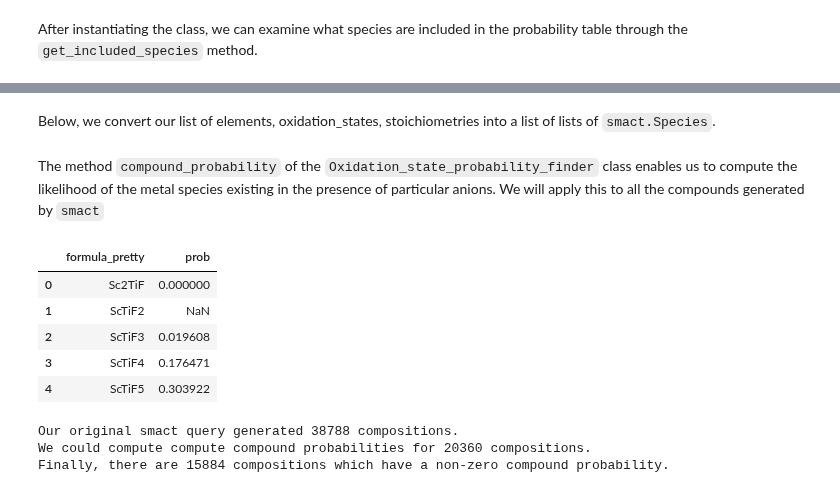
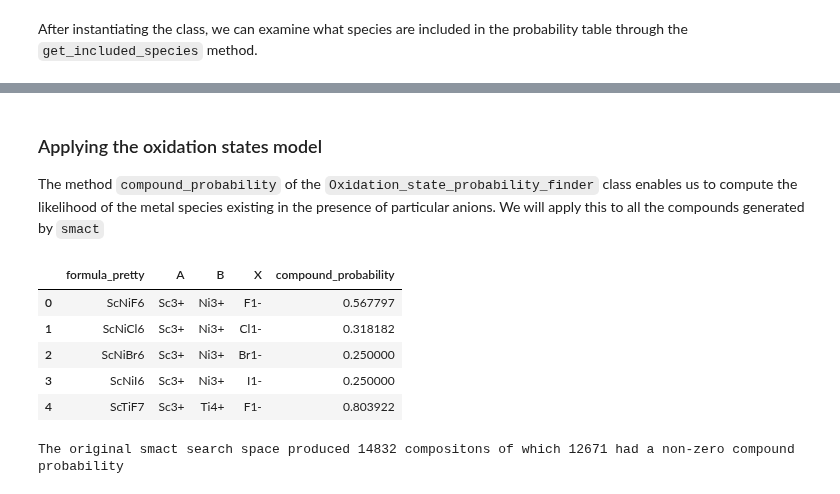
Before and after one commit to WMD-group/SMACT, a Jupyter notebook: examples/Oxidation_states/oxidation_states.ipynb, the cells around one changed output, grey strips where cells are left out. Cells and saved outputs as stored; diff of their text form; code cells hidden in the pictures.

```diff
--- a/examples/Oxidation_states/oxidation_states.ipynb
+++ b/examples/Oxidation_states/oxidation_states.ipynb
@@ -69,11 +123,22 @@ def smact_filter(els):
     return all_compounds
 # %%
+# Use multiprocess to speed up the generation of the combinations
 with multiprocess.Pool(3) as p:
-    result = p.map(smact_filter, d_block_combos)
+    result = p.map(smact_filter, d_block_species_combos)
 
 flat_list = [item for sublist in result for item in sublist]
+
+# Here we grab the species string for each composition generated by smact
+list_of_species = [species[3] for species in flat_list]
+A_species = [
+    f'{species[0].symbol}{species[0].oxidation}+' for species in list_of_species]
+B_species = [
+    f'{species[1].symbol}{species[1].oxidation}+' for species in list_of_species]
+X_species = [f'{species[2].symbol}1-' for species in list_of_species]
+
+# Print out the first few entries from our search space
 print("Number of compositions: {0}".format(len(flat_list)))
 print('Each list entry looks like this:\n  elements, oxidation states, stoichiometries')
 for i in flat_list[:5]:
-    print(i)
+    print(i[0], i[1], i[2])
 # %% [output]
@@ -113,50 +182,35 @@ ScTiF5
-# %% [markdown]
-Below, we convert our list of elements, oxidation_states, stoichiometries into a list of lists of `smact.Species`.
-# %%
-import pandas as pd
-def species_maker(comp):
-    species_list=[]
-    for el, ox in zip(comp[0], comp[1]):
-        species_list.append(Species(el,oxidation=ox))
-    return species_list
-if __name__ == '__main__':
-    with multiprocess.Pool(3) as p:
-        list_of_species = p.map(species_maker, flat_list)
 # %% [markdown]
+### Applying the oxidation states model
 The method `compound_probability` of the `Oxidation_state_probability_finder` class enables us to compute the likelihood of the metal species existing in the presence of particular anions. We will apply this to all the compounds generated by `smact`
 # %%
-
-def compute_compound_probability(species_list):
-    try:
-       return ox_prob_finder.compound_probability(species_list)
-    except NameError:
-        return None
-
 # Compute the compound probabilities
-compound_probabilities = [compute_compound_probability(spec) for spec in list_of_species]
+compound_probabilities = [ox_prob_finder.compound_probability(
+    spec) for spec in list_of_species]
 # %%
 # Create a dataframe
-data = {'formula_pretty':pretty_formulas, 'prob': compound_probabilities}
+data = {'formula_pretty': pretty_formulas, 'A': A_species, 'B': B_species,
+        'X': X_species, 'compound_probability': compound_probabilities}
 
 df = pd.DataFrame(data)
 df.head()
 # %% [output]
-|  | formula_pretty | prob |
-| 0 | Sc2TiF | 0.000000 |
-| 1 | ScTiF2 | NaN |
-| 2 | ScTiF3 | 0.019608 |
-| 3 | ScTiF4 | 0.176471 |
-| 4 | ScTiF5 | 0.303922 |
+|  | formula_pretty | A | B | X | compound_probability |
+| 0 | ScNiF6 | Sc3+ | Ni3+ | F1- | 0.567797 |
+| 1 | ScNiCl6 | Sc3+ | Ni3+ | Cl1- | 0.318182 |
+| 2 | ScNiBr6 | Sc3+ | Ni3+ | Br1- | 0.250000 |
+| 3 | ScNiI6 | Sc3+ | Ni3+ | I1- | 0.250000 |
+| 4 | ScTiF7 | Sc3+ | Ti4+ | F1- | 0.803922 |
-# %%
-# Get the dataframe without the None probabilities
-notNone_df=df.dropna(axis=0).reset_index(drop=True)
-
-# Get the dataframe with the non-zero probabilities
-nonZero_df= notNone_df.loc[notNone_df.prob>0].reset_index(drop=True)
-
-print(f'Our original smact query generated {len(pretty_formulas)} compositions. \nWe could compute compute compound probabilities for {notNone_df.shape[0]} compositions. \nFinally, there are {nonZero_df.shape[0]} compositions which have a non-zero compound probability.')
-# %% [output]
-Our original smact query generated 38788 compositions.
-We could compute compute compound probabilities for 20360 compositions.
-Finally, there are 15884 compositions which have a non-zero compound probability.
+# %%
+# Compute the number of non-zero compound probabilities
+
+# Convert the probability values from a pandas.Series object to a numpy array
+probs = df.compound_probability.to_numpy()
+
+# Create a numpy array of the non-zero probabilities
+non_Zero_probs = probs[(probs > 0)]
+
+print(
+    f'The original smact search space produced {len(probs)} compositons of which {len(non_Zero_probs)} had a non-zero compound probability')
+# %% [output]
+The original smact search space produced 14832 compositons of which 12671 had a non-zero compound probability
 # %% [markdown]
```
Also changed, not shown: parts of 17 cells of this notebook.
